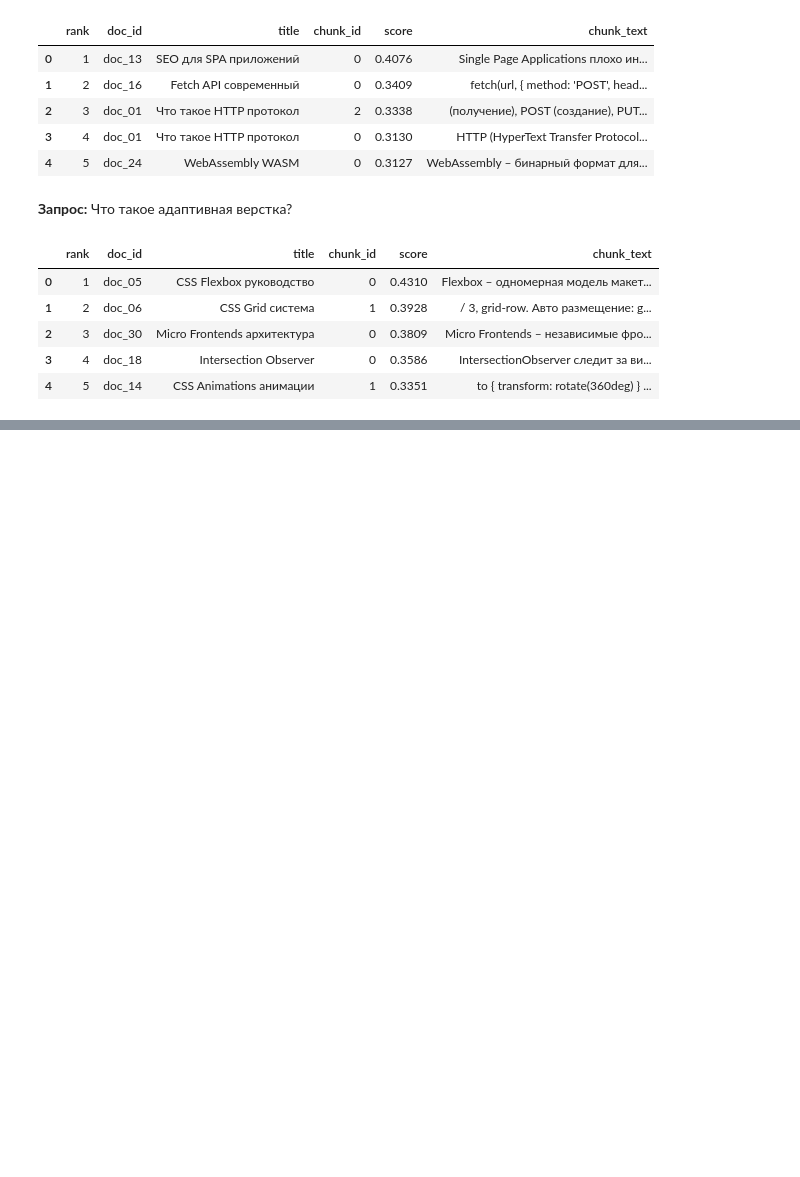
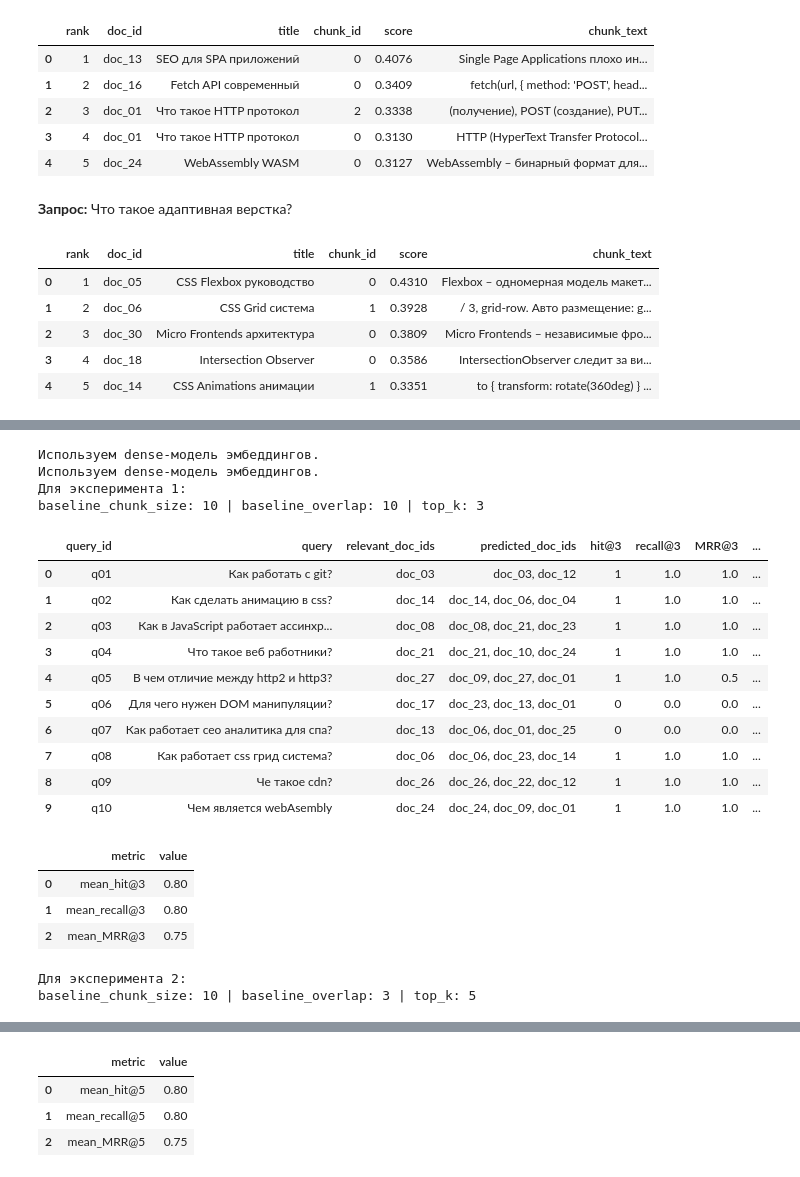
Before and after one commit to reborn-type/aie-gr3-stud-repos, a Jupyter notebook: homeworks/HW14/HW14.ipynb, the cells around one changed output, grey strips where cells are left out. Drawn from its saved outputs; the diff is of its cells as text; code cells hidden in the pictures; blank space fills up the shorter version.

```diff
--- a/homeworks/HW14/HW14.ipynb
+++ b/homeworks/HW14/HW14.ipynb
@@ -600,0 +871,76 @@ for i in faiss_querys:
+# %%
+baseline_chunk_size_1 = 25
+baseline_overlap_1 = 10
+
+baseline_chunk_size_2 = 10
+baseline_overlap_2 = 3
+
+artifacts_1 = build_retriever(
+    documents,
+    chunk_size=baseline_chunk_size_1,
+    overlap=baseline_overlap_1,
+    device=device,
+)
+
+artifacts_2 = build_retriever(
+    documents,
+    chunk_size=baseline_chunk_size_2,
+    overlap=baseline_overlap_2,
+    device=device,
+)
+
+
+print(f"Для эксперимента 1:\nbaseline_chunk_size: {baseline_overlap_1} | baseline_overlap: {baseline_overlap_1} | top_k: 3")
+baseline_eval_k3 = evaluate_benchmark(benchmark_queries, artifacts=artifacts_1, top_k=3)
+display(baseline_eval_k3)
+
+summary_k3 = pd.DataFrame(
+    {
+        "metric": ["mean_hit@3", "mean_recall@3", "mean_MRR@3"],
+        "value": [
+            baseline_eval_k3["hit@3"].mean(),
+            baseline_eval_k3["recall@3"].mean(),
+            baseline_eval_k3["MRR@3"].mean(),
+        ],
+    }
+)
+display(summary_k3)
+
+
+print(f"Для эксперимента 2:\nbaseline_chunk_size: {baseline_chunk_size_2} | baseline_overlap: {baseline_overlap_2} | top_k: 5")
+baseline_eval_k5 = evaluate_benchmark(benchmark_queries, artifacts=artifacts_2, top_k=5)
+display(baseline_eval_k5)
+
+summary_k5 = pd.DataFrame(
+    {
+        "metric": ["mean_hit@5", "mean_recall@5", "mean_MRR@5"],
+        "value": [
+            baseline_eval_k5["hit@5"].mean(),
+            baseline_eval_k5["recall@5"].mean(),
+            baseline_eval_k5["MRR@5"].mean(),
+        ],
+    }
+)
+display(summary_k5)
+# %% [output]
+Используем dense-модель эмбеддингов.
+Используем dense-модель эмбеддингов.
+Для эксперимента 1:
+baseline_chunk_size: 10 | baseline_overlap: 10 | top_k: 3
+|  | query_id | query | relevant_doc_ids | predicted_doc_ids | hit@3 | recall@3 | MRR@3 | ... |
+| 0 | q01 | Как работать с git? | doc_03 | doc_03, doc_12 | 1 | 1.0 | 1.0 | ... |
+| 1 | q02 | Как сделать анимацию в css? | doc_14 | doc_14, doc_06, doc_04 | 1 | 1.0 | 1.0 | ... |
+| 2 | q03 | Как в JavaScript работает ассинхр... | doc_08 | doc_08, doc_21, doc_23 | 1 | 1.0 | 1.0 | ... |
+| 3 | q04 | Что такое веб работники? | doc_21 | doc_21, doc_10, doc_24 | 1 | 1.0 | 1.0 | ... |
+| 4 | q05 | В чем отличие между http2 и http3? | doc_27 | doc_09, doc_27, doc_01 | 1 | 1.0 | 0.5 | ... |
+| 5 | q06 | Для чего нужен DOM манипуляции? | doc_17 | doc_23, doc_13, doc_01 | 0 | 0.0 | 0.0 | ... |
+| 6 | q07 | Как работает сео аналитика для спа? | doc_13 | doc_06, doc_01, doc_25 | 0 | 0.0 | 0.0 | ... |
+| 7 | q08 | Как работает css грид система? | doc_06 | doc_06, doc_23, doc_14 | 1 | 1.0 | 1.0 | ... |
+| 8 | q09 | Че такое cdn? | doc_26 | doc_26, doc_22, doc_12 | 1 | 1.0 | 1.0 | ... |
+| 9 | q10 | Чем является webAsembly | doc_24 | doc_24, doc_09, doc_01 | 1 | 1.0 | 1.0 | ... |
+|  | metric | value |
+| 0 | mean_hit@3 | 0.80 |
+| 1 | mean_recall@3 | 0.80 |
+| 2 | mean_MRR@3 | 0.75 |
+Для эксперимента 2:
+baseline_chunk_size: 10 | baseline_overlap: 3 | top_k: 5
@@ -600,0 +958,4 @@ for i in faiss_querys:
+|  | metric | value |
+| 0 | mean_hit@5 | 0.80 |
+| 1 | mean_recall@5 | 0.80 |
+| 2 | mean_MRR@5 | 0.75 |
```
Also changed, not shown: parts of 7 cells of this notebook.
